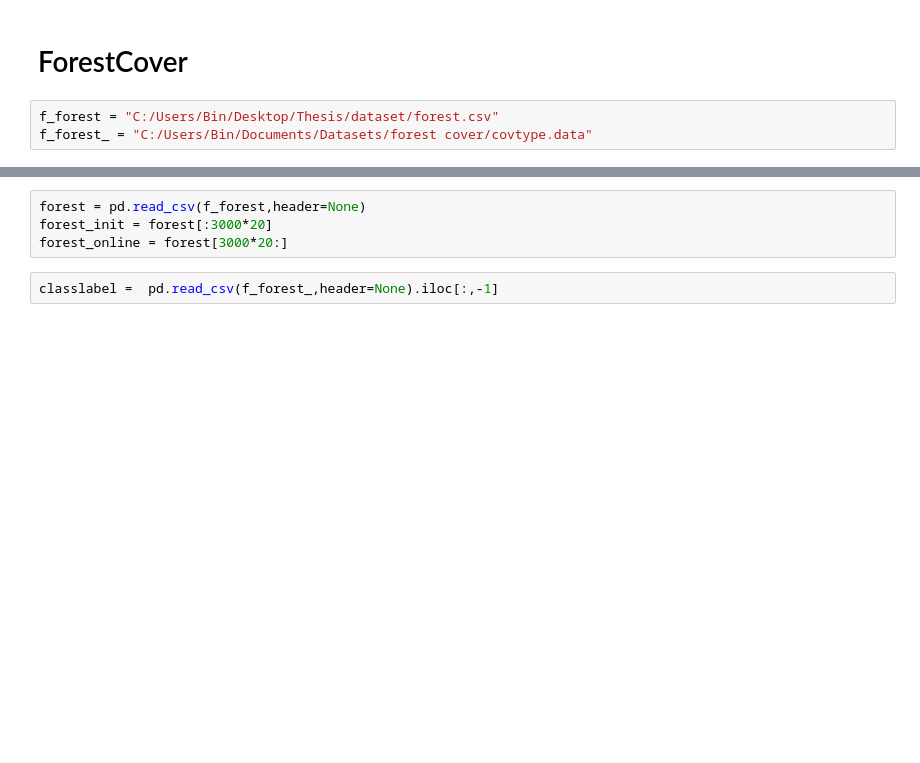
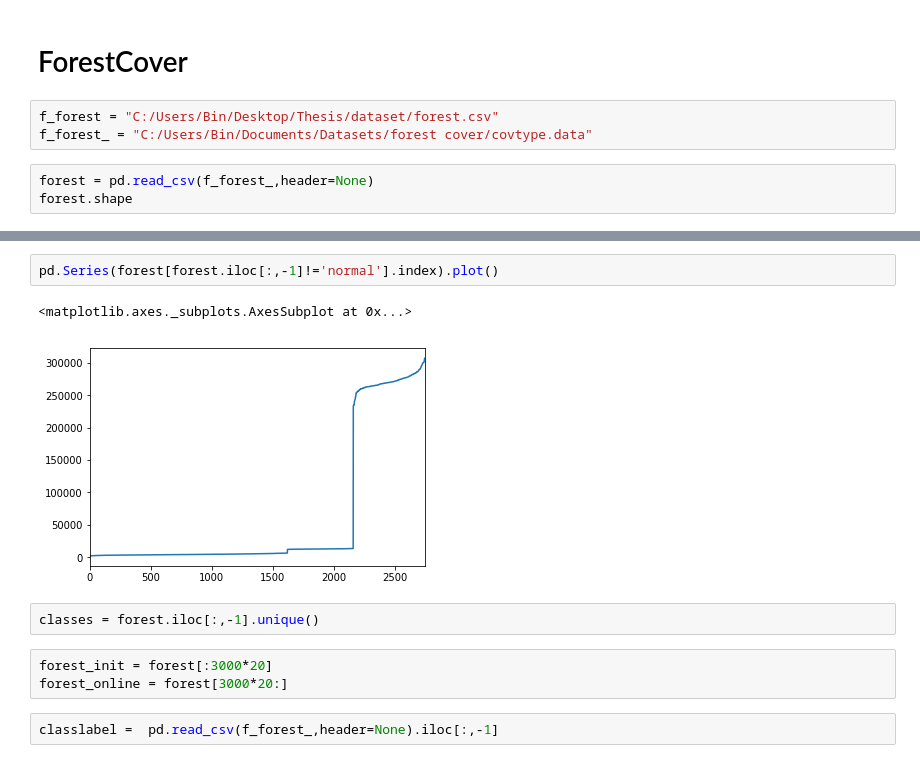
Before and after one commit to binli826/LSTM-Autoencoders, a Jupyter notebook: src/DataPreparation/Dataset description.ipynb, the cells around one changed output, grey strips where cells are left out. Drawn from its saved outputs; the diff is of its cells as text; blank space fills up the shorter version.

```diff
--- a/src/DataPreparation/Dataset description.ipynb
+++ b/src/DataPreparation/Dataset description.ipynb
@@ -191,3 +191,6 @@ pd.Series(tmp).plot()
 # %%
 f_forest = "C:/Users/Bin/Desktop/Thesis/dataset/forest.csv"
 f_forest_ = "C:/Users/Bin/Documents/Datasets/forest cover/covtype.data"
+# %%
+forest = pd.read_csv(f_forest_,header=None)
+forest.shape
@@ -194,5 +209,11 @@ f_forest_ = "C:/Users/Bin/Documents/Datasets/forest cover/covtype.data"
+# %%
+pd.Series(forest[forest.iloc[:,-1]!='normal'].index).plot()
+# %% [output]
+<matplotlib.axes._subplots.AxesSubplot at 0x...>
+[figure, added]
+# %%
+classes = forest.iloc[:,-1].unique()
 # %%
-forest = pd.read_csv(f_forest,header=None)
 forest_init = forest[:3000*20]
 forest_online = forest[3000*20:]
 # %%
```
Also changed, not shown: parts of 2 cells of this notebook, 10 other files.
